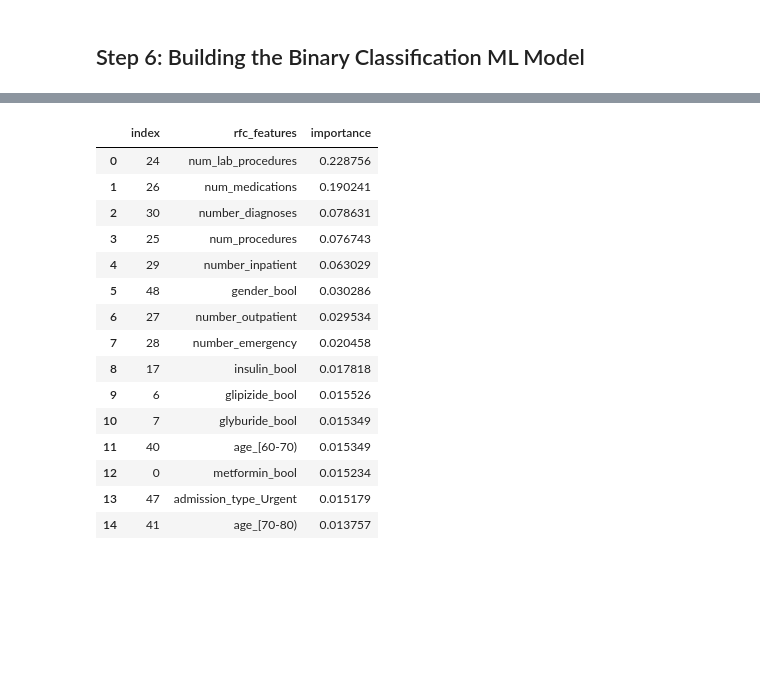
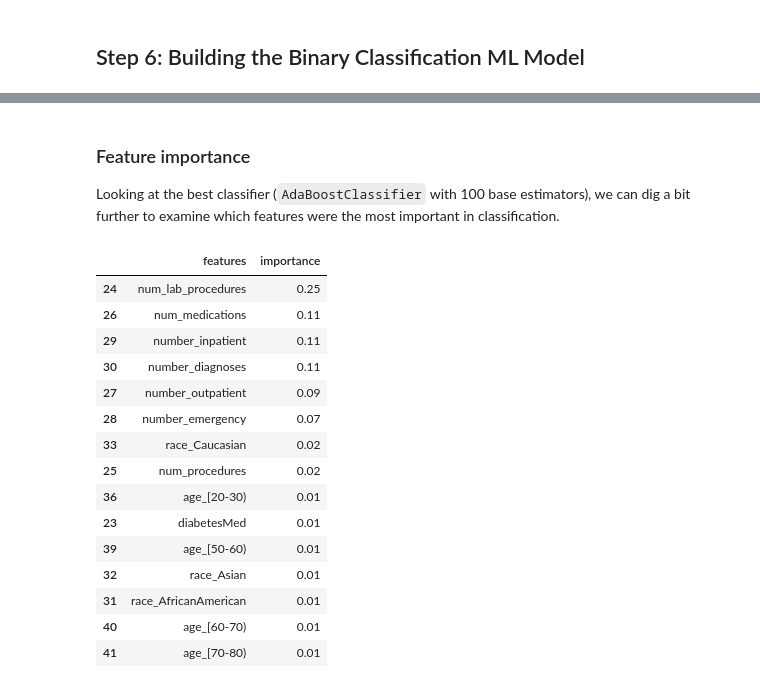
Before and after one commit to topspinj/diabetes-ml-workshop, a Jupyter notebook: notebooks/walkthrough.ipynb, the cells around one changed output, grey strips where cells are left out. Drawn from its saved outputs; the diff is of its cells as text; code cells hidden in the pictures; blank space fills up the shorter version.

```diff
--- a/notebooks/walkthrough.ipynb
+++ b/notebooks/walkthrough.ipynb
@@ -506,0 +513,34 @@ model.score(X_test, y_test)
+# %%
+from sklearn.model_selection import GridSearchCV, RandomizedSearchCV, ParameterGrid
+from sklearn.ensemble import RandomForestClassifier
+from sklearn.neighbors import KNeighborsClassifier
+from sklearn.linear_model import LogisticRegression
+from sklearn.ensemble import AdaBoostClassifier
+
+parameters = [
+    {
+        'bp__estimator':[RandomForestClassifier(), AdaBoostClassifier()],
+        'bp__estimator__n_estimators': [10, 50, 100, 200],
+    },
+    {
+        'bp__estimator': [KNeighborsClassifier()],
+        'bp__estimator__n_neighbors': [5, 10, 50, 100],
+        'bp__estimator__metric': ['euclidean', 'manhattan']
+    },
+    {
+        'bp__estimator': [LogisticRegression()]
+    },
+]
+
+pgrid = ParameterGrid(parameters)
+cv=5
+print(f"A total of {len(pgrid)} parameter paths with {cv}-fold cross validation: {len(pgrid)*cv} total iterations.")
+
+# A grid search allows us to loop through the entire parameter space, but this is
+# often computationally expensive, and a randomized search may do just as well in far less time.
+#gscv = GridSearchCV(pipeline, parameters, cv=cv, n_jobs=5, verbose=3)
+rscv = RandomizedSearchCV(pipeline, parameters, cv=cv, n_jobs=5, verbose=3, n_iter=8, random_state=4)
+
+# Using a smaller dataset for time, but should ideally test across the whole dataset
+X_train, X_test, y_train, y_test = train_test_split(X,y, test_size=0.1, stratify=y, random_state=4)
+rscv = rscv.fit(X_test, y_test)
@@ -507,22 +600,25 @@ model.score(X_test, y_test)
+# %% [markdown]
+### Feature importance
+
+Looking at the best classifier (`AdaBoostClassifier` with 100 base estimators), we can dig a bit further to examine which features were the most important in classification.
 # %%
-rfc_feature_importance = pd.DataFrame({'rfc_features':list(X.columns.values), 'importance':list(model.feature_importances_)})
-rfc_feature_importance = rfc_feature_importance.sort_values(by='importance', ascending=False).reset_index().head(15)
+feat_imprtance = pd.DataFrame({'features':list(X.columns.values),
+                               'importance':list(rscv.best_estimator_.steps[0][1].estimator.feature_importances_)})
+feat_imprtance.sort_values(by='importance', ascending=False).head(15)
+# %% [output]
+|  | features | importance |
+| 24 | num_lab_procedures | 0.25 |
+| 26 | num_medications | 0.11 |
+| 29 | number_inpatient | 0.11 |
+| 30 | number_diagnoses | 0.11 |
+| 27 | number_outpatient | 0.09 |
+| 28 | number_emergency | 0.07 |
+| 33 | race_Caucasian | 0.02 |
+| 25 | num_procedures | 0.02 |
+| 36 | age_[20-30) | 0.01 |
+| 23 | diabetesMed | 0.01 |
+| 39 | age_[50-60) | 0.01 |
+| 32 | race_Asian | 0.01 |
+| 31 | race_AfricanAmerican | 0.01 |
+| 40 | age_[60-70) | 0.01 |
+| 41 | age_[70-80) | 0.01 |
-# %%
-rfc_feature_importance
-# %% [output]
-|  | index | rfc_features | importance |
-| 0 | 24 | num_lab_procedures | 0.228756 |
-| 1 | 26 | num_medications | 0.190241 |
-| 2 | 30 | number_diagnoses | 0.078631 |
-| 3 | 25 | num_procedures | 0.076743 |
-| 4 | 29 | number_inpatient | 0.063029 |
-| 5 | 48 | gender_bool | 0.030286 |
-| 6 | 27 | number_outpatient | 0.029534 |
-| 7 | 28 | number_emergency | 0.020458 |
-| 8 | 17 | insulin_bool | 0.017818 |
-| 9 | 6 | glipizide_bool | 0.015526 |
-| 10 | 7 | glyburide_bool | 0.015349 |
-| 11 | 40 | age_[60-70) | 0.015349 |
-| 12 | 0 | metformin_bool | 0.015234 |
-| 13 | 47 | admission_type_Urgent | 0.015179 |
-| 14 | 41 | age_[70-80) | 0.013757 |
```
Also changed, not shown: parts of 17 cells of this notebook, 1 other file.
